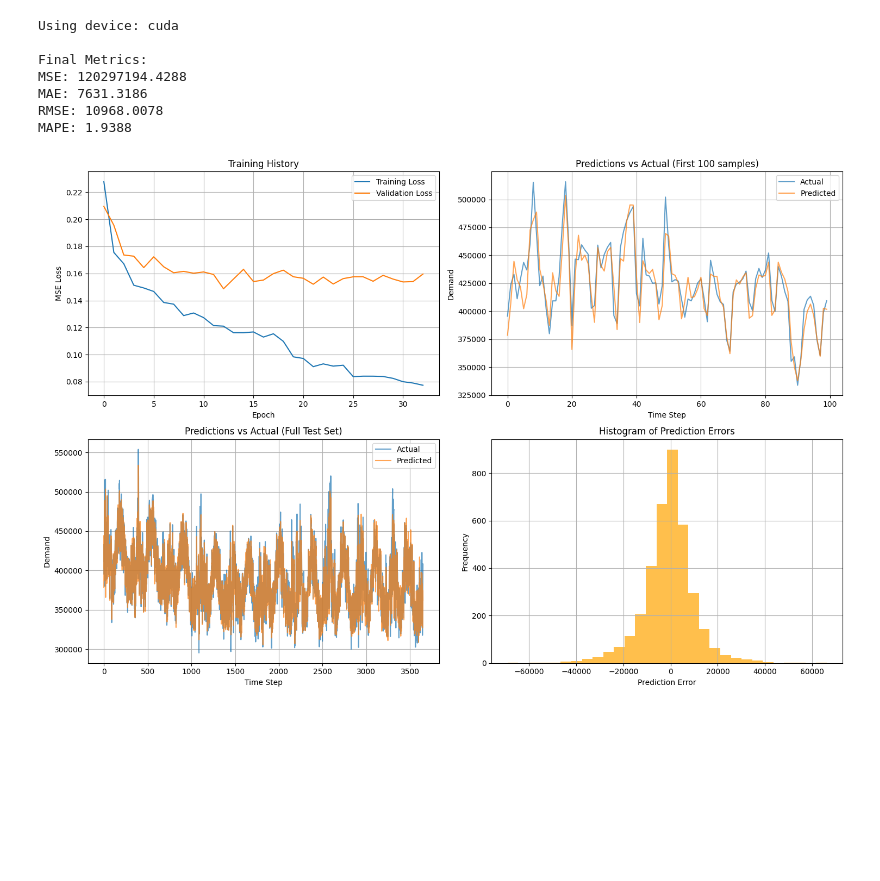
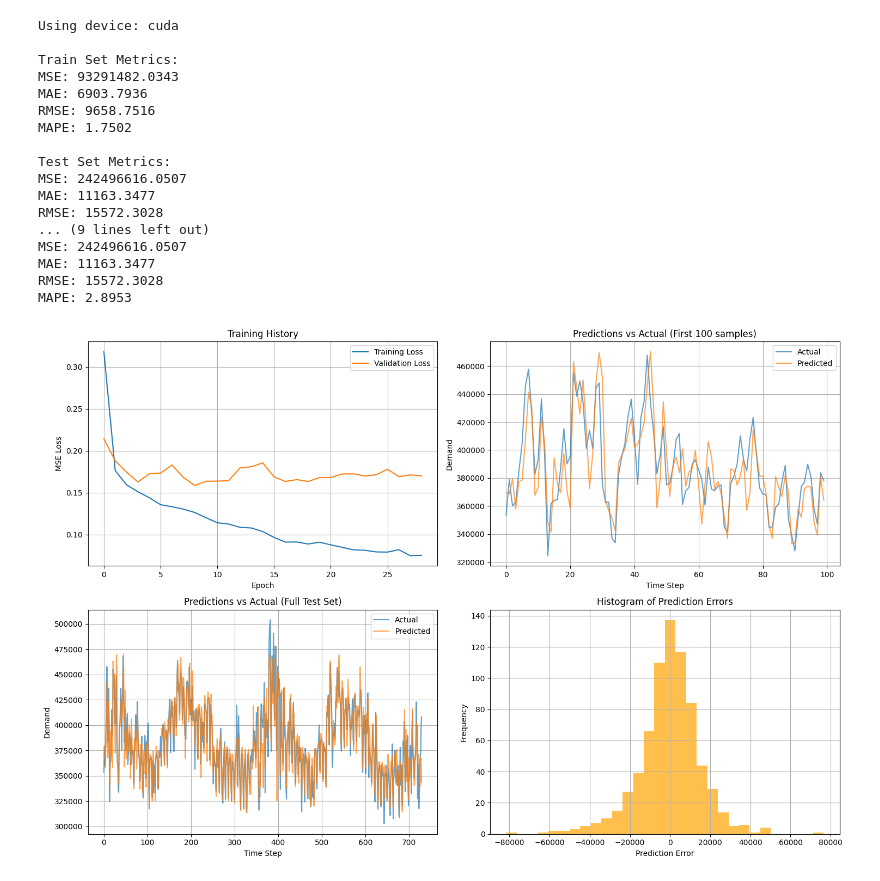
Before and after one commit to harrybirdnz/ZZSC9020-Group_F, a Jupyter notebook: individual/harry/model/2010_2019/80:20/all_features.ipynb, the cells around one changed output. Cells and saved outputs as stored; diff of their text form; code cells hidden in the pictures; blank space fills up the shorter version.

```diff
--- a/individual/harry/model/2010_2019/80:20/all_features.ipynb
+++ b/individual/harry/model/2010_2019/80:20/all_features.ipynb
@@ -104,41 +108,44 @@ MAPE: 3.0764
 # %%
+# optuna best
 params = {
-    'learning_rate': 0.0004,
-    'batch_size': 30,
+    'learning_rate': 0.000419166373275899,
+    'batch_size': 32,
     'seq_length': 3,
     'transformer_encoder_layer_params': {
-        'd_model': 64,
-        'nhead': 4,
-        'dim_feedforward': 413,
-        'dropout': 0.074,
+        'd_model': 48,
+        'nhead': 6,
+        'dim_feedforward': 467,
+        'dropout': 0.04715374171568079,
         'activation': 'relu'
     },
     'transformer_layer_params': {
         'num_layers': 1,
     },
     'dataset': '2010-2019',
     'train_test_split': '80:20',
     'features': ['sum_30_min_demand'] + feature_names,
     'num_epochs': num_epochs,
-    'patience': patience
+    'patience': patience,
+    'visualise': True,
 }
 
-input_dim = len(params['features'])
-
-sequences, targets, datetimes, scaler_X = prepare_data(params)
-
-
-model, train_losses, val_losses = train_transformer_model(
-    sequences, targets, input_dim, datetimes, params
-)
-
-postprocess(model, sequences, targets, scaler_X, train_losses, val_losses, input_dim)
+train_model(params)
 # %% [output]
 Using device: cuda
 
-Final Metrics:
-MSE: 120297194.4288
-MAE: 7631.3186
-RMSE: 10968.0078
-MAPE: 1.9388
+Train Set Metrics:
+MSE: 93291482.0343
+MAE: 6903.7936
+RMSE: 9658.7516
+MAPE: 1.7502
+
+Test Set Metrics:
+MSE: 242496616.0507
+MAE: 11163.3477
+RMSE: 15572.3028
+... (9 lines left out)
+MSE: 242496616.0507
+MAE: 11163.3477
+RMSE: 15572.3028
+MAPE: 2.8953
-[figure, old version]
+[figure, new version]
```
Also changed, not shown: parts of 5 cells of this notebook, 8 other files.
